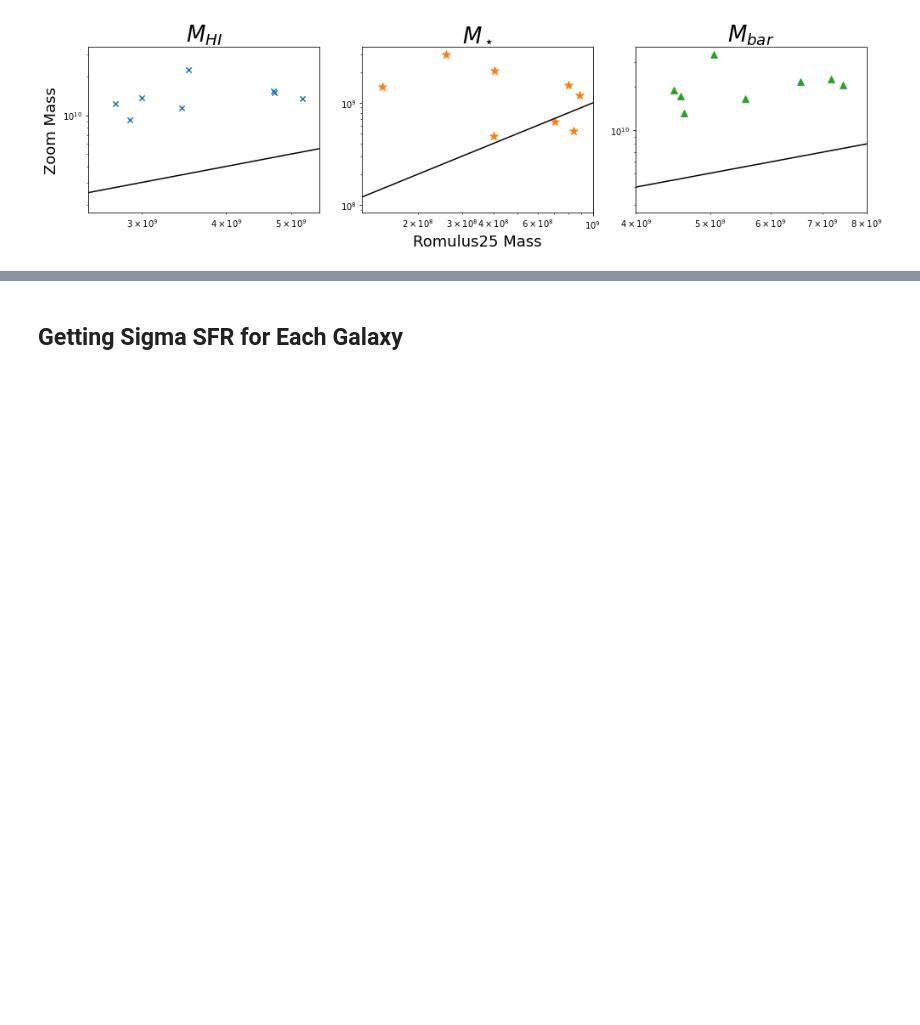
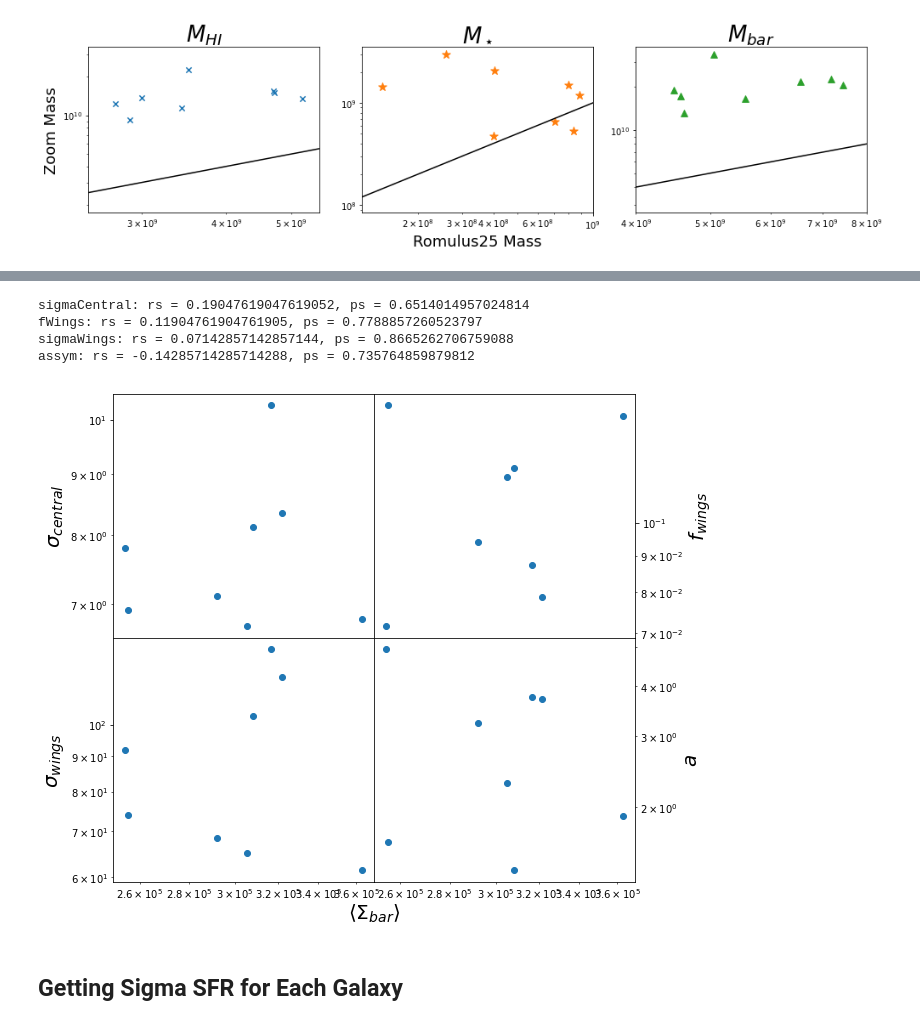
Before and after one commit to JosephWick/H1-merian, a Jupyter notebook: notebooks/CorrCornerPlot.ipynb, the cells around one changed output, grey strips where cells are left out. Drawn from its saved outputs; the diff is of its cells as text; code cells hidden in the pictures; blank space fills up the shorter version.

```diff
--- a/notebooks/CorrCornerPlot.ipynb
+++ b/notebooks/CorrCornerPlot.ipynb
@@ -521,0 +555,18 @@ fig, axs = plt.subplots(1,9, facecolor='w', figsize=(36,4))
+# %%
+# derived quantities
+yaxis_z = [df['w20'],                                  # w20
+           df['Mbar_z'],                               # Mbar
+           df['Mstar_z'],                              # Mstar
+           df['Mgas_z']/1.36,                          # MHI
+           df['SFR'],                                  # SFR
+           df['SFR']/(df['Mgas_z']/1.36),              # SFR/MHI
+           df['SFR']/(3.14*(df['Rvir']**2)),           # SigmaSFR
+           (df['Mgas_z']/1.36)/(3.14*(df['Rvir']**2)), # SigmaHI
+           df['Mbar_z']/(3.14*(df['Rvir']**2))         # SigmaBar
+          ]
+# super profile params
+spp = pd.read_csv('/home/jw1624/H1-merian/csvs/superProfiles.txt')
+sigmaCentral = spp['sigmaCentral'].to_numpy()
+fWings = spp['fWings'].to_numpy()
+sigmaWings = spp['sigmaWings'].to_numpy()
+assym = spp['a'].to_numpy()
@@ -522,3 +629,16 @@ fig, axs = plt.subplots(1,9, facecolor='w', figsize=(36,4))
+# %%
+xlabels = [r'$w_20$', r'$M_{bar}$', r'$M_\star$', r'$M_{HI}$', r'SFR', r'SFR/$M_{HI}$',
+           r'$\langle \Sigma_{SFR} \rangle$', r'$\langle \Sigma_{HI} \rangle$',
+           r'$\langle \Sigma_{bar} \rangle$']
+
+i = 8
+make4panelCorr(yaxis_z[i], xlabels[i], '../figures/corr4panels/SigmaBar.png')
+# %% [output]
+sigmaCentral: rs = 0.19047619047619052, ps = 0.6514014957024814
+fWings: rs = 0.11904761904761905, ps = 0.7788857260523797
+sigmaWings: rs = 0.07142857142857144, ps = 0.8665262706759088
+assym: rs = -0.14285714285714288, ps = 0.735764859879812
+[figure, added]
 # %% [markdown]
 ## Getting Sigma SFR for Each Galaxy
 # %%
```
Also changed, not shown: parts of 8 cells of this notebook, 11 other files.
